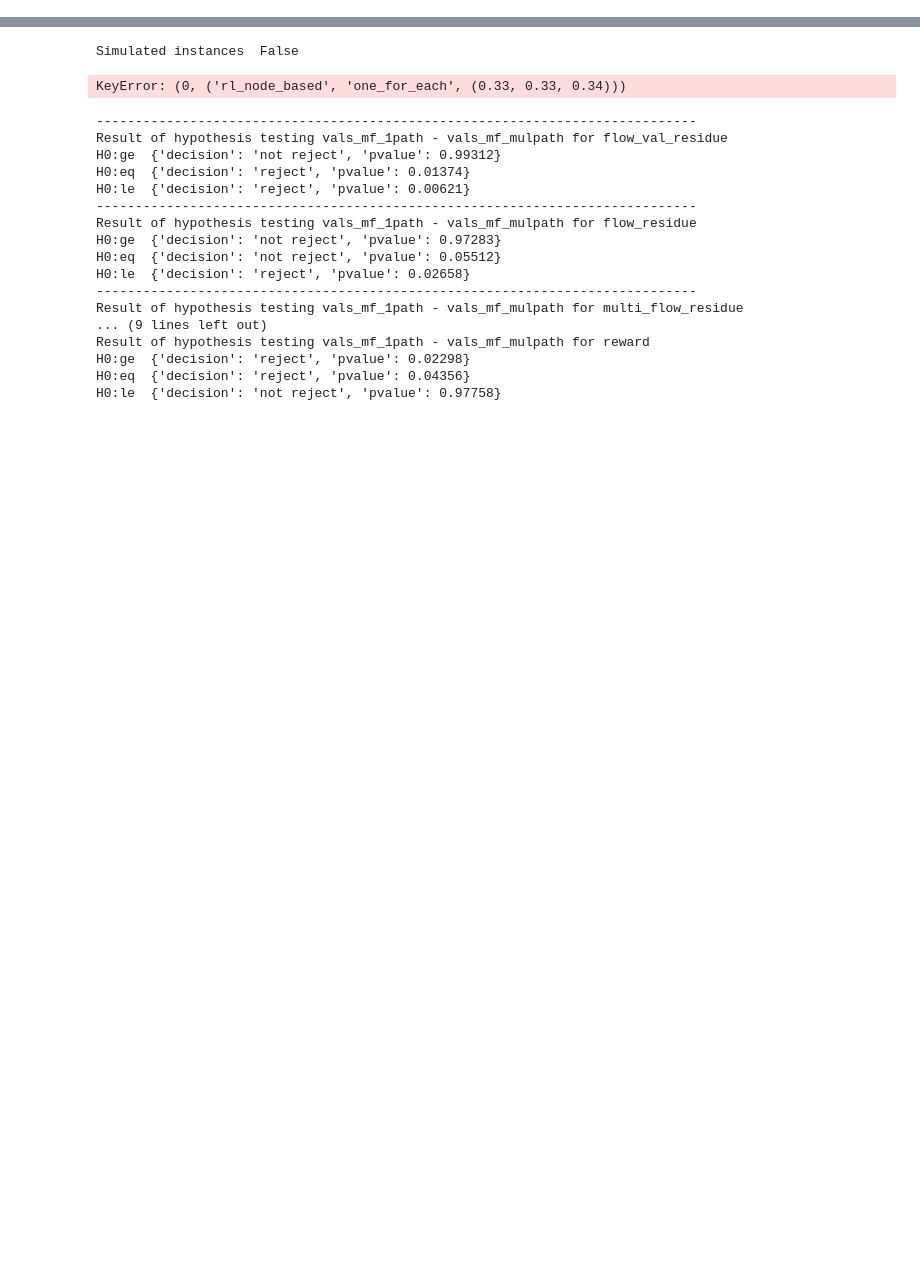
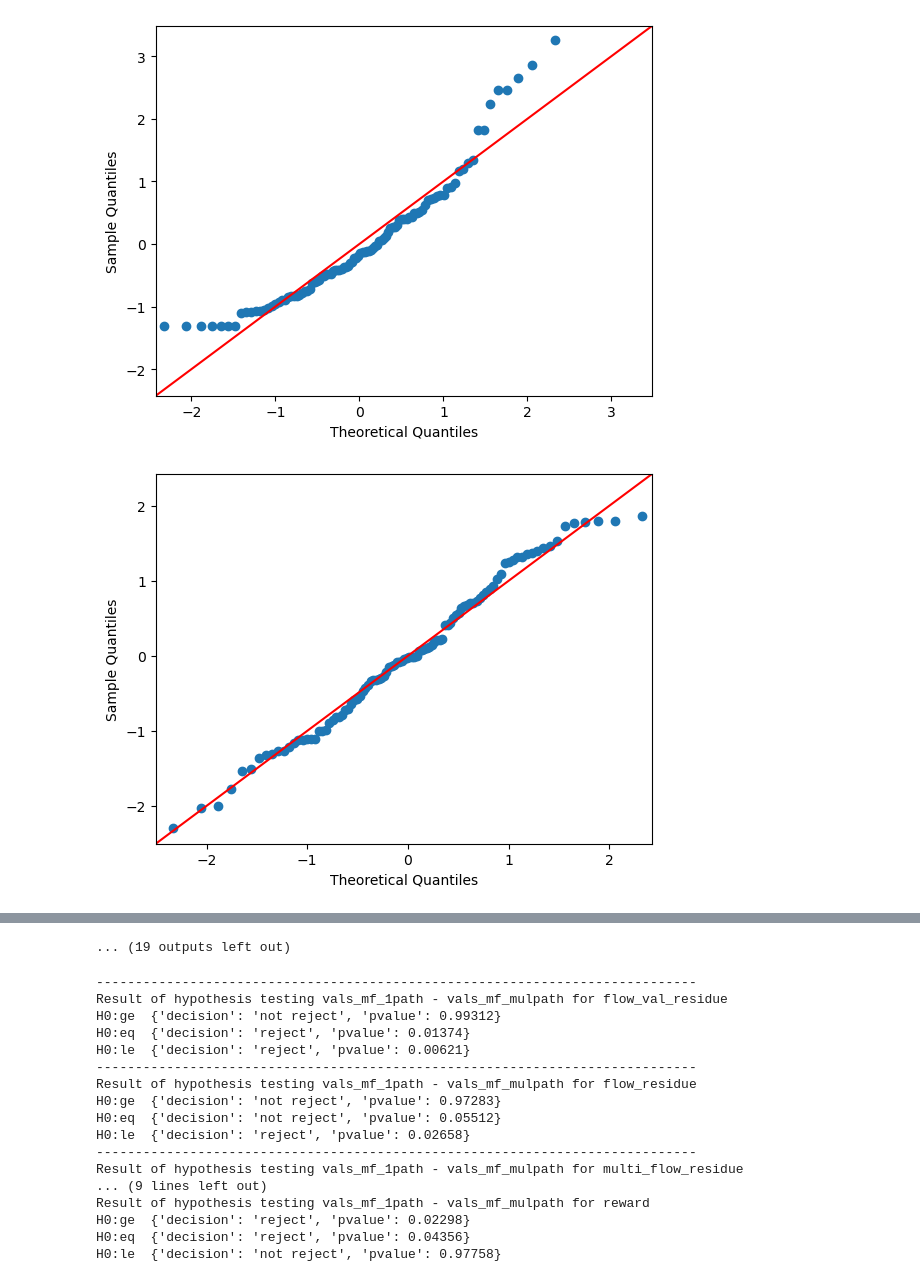
Before and after one commit to nassh92/multi_flow_decomp, a Jupyter notebook: notebooks_tests_visu_results/test_notebook_method_comp.ipynb, the cells around one changed output, grey strips where cells are left out. Saved outputs shown, nothing was run; the diff lists cells and outputs as text; code cells hidden in the pictures; blank space fills up the shorter version.

```diff
--- a/notebooks_tests_visu_results/test_notebook_method_comp.ipynb
+++ b/notebooks_tests_visu_results/test_notebook_method_comp.ipynb
@@ -224,9 +224,8 @@ from utils.utils_stats import mean_confidence_interval, test_twoind_sample
 "data":deepcopy(dict(dict_results))}
 """
 
-path_baseline_heuristics = "results/simulated/MFDS_vs_RL/results_test/results_baseline_heuristics.pickle"
-
-
+#path_baseline_heuristics = "results/simulated/MFDS_vs_RL/results_test/results_baseline_heuristics.pickle"
+path_baseline_heuristics = "results/temp/results_baseline_heuristics_95.pickle"
 with open(path_baseline_heuristics,
           'rb') as handle:
     file = pickle.load(handle)
@@ -245,10 +244,12 @@ test   -->    ["min_time",
               "random"]
 """
 # Unzip to display (each metric on one list)
+#algo_type = "trans_func"
+algo_type = "min_time"
 metrics_instances_heurs = []
 for j in range(len(metric_names)):
     metrics_instances_heurs.append([(id_inst,
-                                     data_res_heur[(id_inst, "trans_func")][j])
+                                     data_res_heur[(id_inst, algo_type)][j])
                                         for id_inst in range(nb_instances)])
     metrics_instances_heurs[-1].sort(key = lambda x : -x[1])
 
@@ -261,8 +262,8 @@ for j in range(len(metric_names)):
 "data":deepcopy(dict(dict_results))}
 """
 
-path_rl_heuristics = "results/simulated/MFDS_vs_RL/results_test/results_rl_heuristics.pickle"
-
+#path_rl_heuristics = "results/simulated/MFDS_vs_RL/results_test/results_rl_heuristics.pickle"
+path_rl_heuristics = "results/temp/results_rl_heuristics_95.pickle"
 with open(path_rl_heuristics,
           'rb') as handle:
     file = pickle.load(handle)
@@ -343,7 +344,8 @@ for j in range(len(metric_names)):
     metrics_instances_rl_arc_based[-1].sort(key = lambda x : -x[1])
 
 # Diplay the curves
-save_path = "results/simulated/MFDS_vs_RL/results_test/rl_vs_baseline"
+#save_path = "results/simulated/MFDS_vs_RL/results_test/rl_vs_baseline"
+save_path = None
 colors = ['b', 'g', 'k', 'r', 'y', 'brown', 'purple', 'orange',  'gray', 'pink']
 markers = ["o", "^", "s", "x", "*", "h", "p", "+"]
 bins = 'auto'
@@ -351,6 +353,7 @@ bins = 'auto'
 #force = None
 force = "bootstrap"
 with_pval_norm = False
+close = False
 for i in range(len(metric_names)):
     fig, fig3 = plt.figure(), plt.figure()
     fig2, ax = plt.subplots(3, figsize=(8, 12))
@@ -364,7 +367,7 @@ for i in range(len(metric_names)):
                                              confidence_normality_test = 0.95,
                                              force = force,
                                              confidence_level = 0.95)
-    name = "trans_func"
+    name = algo_type
     conf_int_str = "("+str(round(ci[0], 3))+", "+str(round(ci[1], 3))+")"
     added_pval_norm = " ^ "+str(round(pval_norm,3)) if with_pval_norm else ""
     label = name+" "+str(round(mean_,3))+" "+conf_int_str+added_pval_norm
@@ -400,13 +403,14 @@ for i in range(len(metric_names)):
         vals_centred = np.array([(v - mean_)/std_ for v in vals])
         # Create a qq_plot
         fig4 = sm.qqplot(vals_centred, line ='45')
+        py.figure(fig4.number)
         # Save the qqplot
-        path = os.path.join(save_path,
-                            "qq_plots",
-                            "comp_rl_vs_baseline_"+metric_names[i]+"_"+label+".png")
-        py.figure(fig4.number)
-        py.savefig(path)
-        plt.close(fig4)
+        if save_path is not None:
+            path = os.path.join(save_path,
+                                "qq_plots",
+                                "comp_rl_vs_baseline_"+metric_names[i]+"_"+label+".png")
+            py.savefig(path)
+        if close: plt.close(fig4)
 
 
     # Construct list of values of the metric for each instance
@@ -454,13 +458,14 @@ for i in range(len(metric_names)):
         vals_centred = np.array([(v - mean_)/std_ for v in vals])
         # Create a qq_plot
         fig4 = sm.qqplot(vals_centred, line ='45')
-        # Save the qqplot
-        path = os.path.join(save_path,
-                            "qq_plots",
-                            "comp_rl_vs_baseline_"+metric_names[i]+"_"+label+".png")
         py.figure(fig4.number)
-        py.savefig(path)
-        plt.close(fig4)
+        if save_path is not None:
+            path = os.path.join(save_path,
+                                "qq_plots",
+                                "comp_rl_vs_baseline_"+metric_names[i]+"_"+label+".png")
+
+            py.savefig(path)
+        if close: plt.close(fig4)
 
 
     # Construct list of values of the metric for each instance
@@ -508,25 +513,26 @@ for i in range(len(metric_names)):
         vals_centred = np.array([(v - mean_)/std_ for v in vals])
         # Create a qq_plot
         fig4 = sm.qqplot(vals_centred, line ='45')
-        # Save the qqplot
-        path = os.path.join(save_path,
-                            "qq_plots",
-                            "comp_rl_vs_baseline_"+metric_names[i]+"_"+label+".png")
         py.figure(fig4.number)
-        py.savefig(path)
-        plt.close(fig4)
+        if save_path is not None:
+            path = os.path.join(save_path,
+                                "qq_plots",
+                                "comp_rl_vs_baseline_"+metric_names[i]+"_"+label+".png")
+
+            py.savefig(path)
+        if close: plt.close(fig4)
 
     py.figure(fig.number)
     plt.xlabel("Instances")
     plt.ylabel(metric_names[i])
     plt.legend(loc="upper right")
     plt.grid(visible = True)
-    if save_path:
+    if save_path is not None:
         fig.savefig(os.path.join(save_path,
                                 "comp_rl_vs_baseline_"+metric_names[i]),
                                 bbox_inches='tight',
                                 pad_inches=0)
-    plt.close(fig)
+    if close: plt.close(fig)
 
     py.figure(fig2.number)
     for k in range(3):
@@ -535,30 +541,30 @@ for i in range(len(metric_names)):
         ax[k].legend(loc="upper right")
         ax[k].grid(visible = True)
     fig2.tight_layout()
-    if save_path:
+    if save_path is not None:
         fig2.savefig(os.path.join(save_path,
                                   "hist_comp_rl_vs_baseline_"+metric_names[i]),
                                   bbox_inches='tight',
                                   pad_inches=0)
-    plt.close(fig2)
+    if close: plt.close(fig2)
 
 
     py.figure(fig3.number)
     plt.xlabel("methods")
     plt.ylabel("ranges")
     #plt.legend(loc="upper right")
-    plt.xticks([j+1 for j in range(3)], ["trans_func", "rl_node_based", "rl_arc_based"])
-    if save_path:
+    plt.xticks([j+1 for j in range(3)], [algo_type, "rl_node_based", "rl_arc_based"])
+    if save_path is not None:
         fig3.savefig(os.path.join(save_path,
                                   "box_comp_rl_vs_baseline_"+metric_names[i]),
                                   bbox_inches='tight',
                                   pad_inches=0)
-    plt.close(fig3)
+    if close: plt.close(fig3)
 
 
 plt.show()
 
-clear_output(wait=False)
+if close: clear_output(wait=False)
 
 
 for i in range(len(metric_names)):
@@ -575,30 +581,32 @@ for i in range(len(metric_names)):
                                         vals_mf_arc_based,
                                         confidence_normality_test = 0.95,
                                         confidence_level = 0.95,
                                         force = force,
                                         alternative_hypothesis = "less")
 
 
         dict_result_eq = test_twoind_sample(vals_mf_node_based,
                                         vals_mf_arc_based,
                                         confidence_normality_test = 0.95,
                                         confidence_level = 0.95,
                                         force = force,
                                         alternative_hypothesis = "two-sided")
 
 
         dict_result_le = test_twoind_sample(vals_mf_node_based,
                                         vals_mf_arc_based,
                                         confidence_normality_test = 0.95,
                                         confidence_level = 0.95,
                                         force = force,
                                         alternative_hypothesis = "greater")
 
 
         # Equality test
         print("-----------------------------------------------------------------------------")
         print("Result of hypothesis testing vals_mf_node_based - vals_mf_arc_based for "+metric_names[i])
         print("H0:ge ", dict_result_ge)
         print("H0:eq ", dict_result_eq)
         print("H0:le ", dict_result_le)
 # %% [output]
+[figure, added]
+[figure, added]
@@ -605,5 +623,4 @@ for i in range(len(metric_names)):
-Simulated instances  False
+... (19 outputs left out)
-KeyError: (0, ('rl_node_based', 'one_for_each', (0.33, 0.33, 0.34)))
 # %%
 """
 RL Heuristics one path vs multiple paths
```
Also changed, not shown: parts of 2 cells of this notebook, 18 other files.
